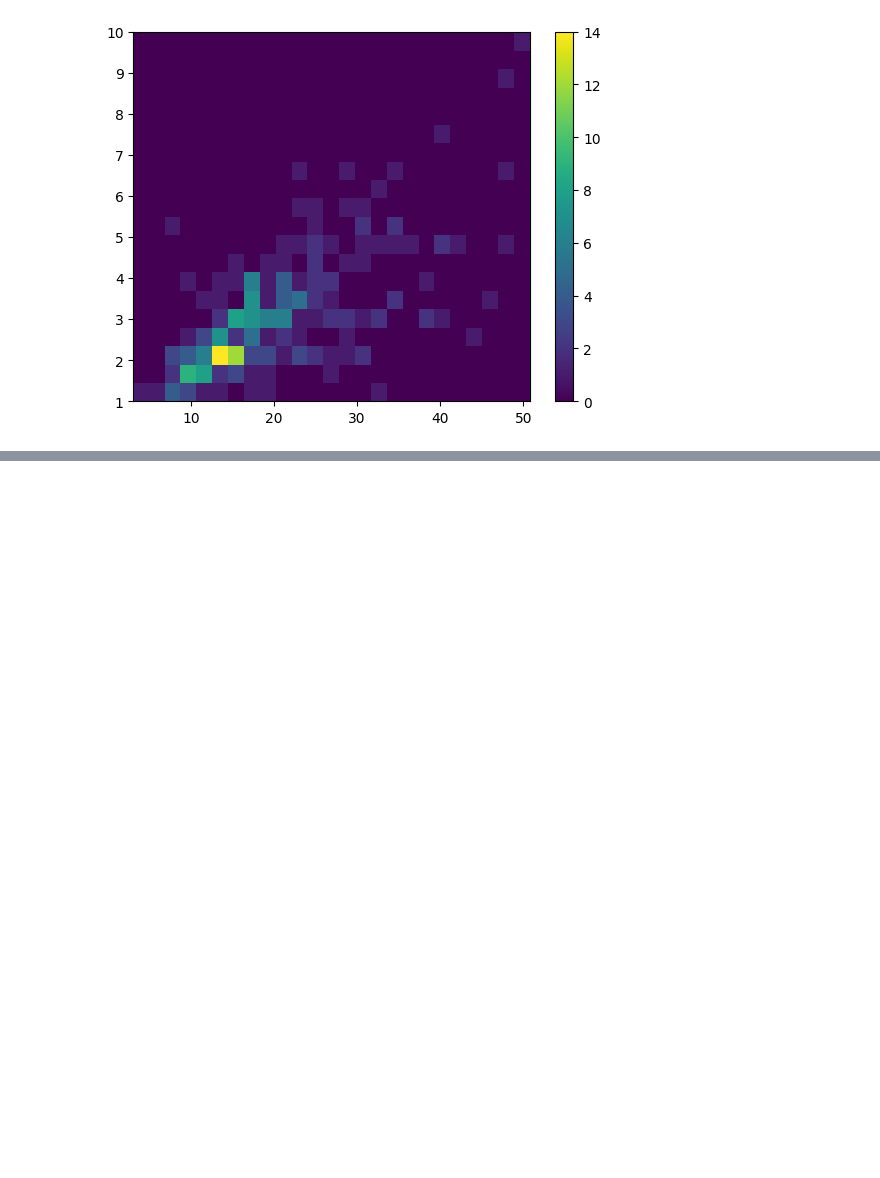
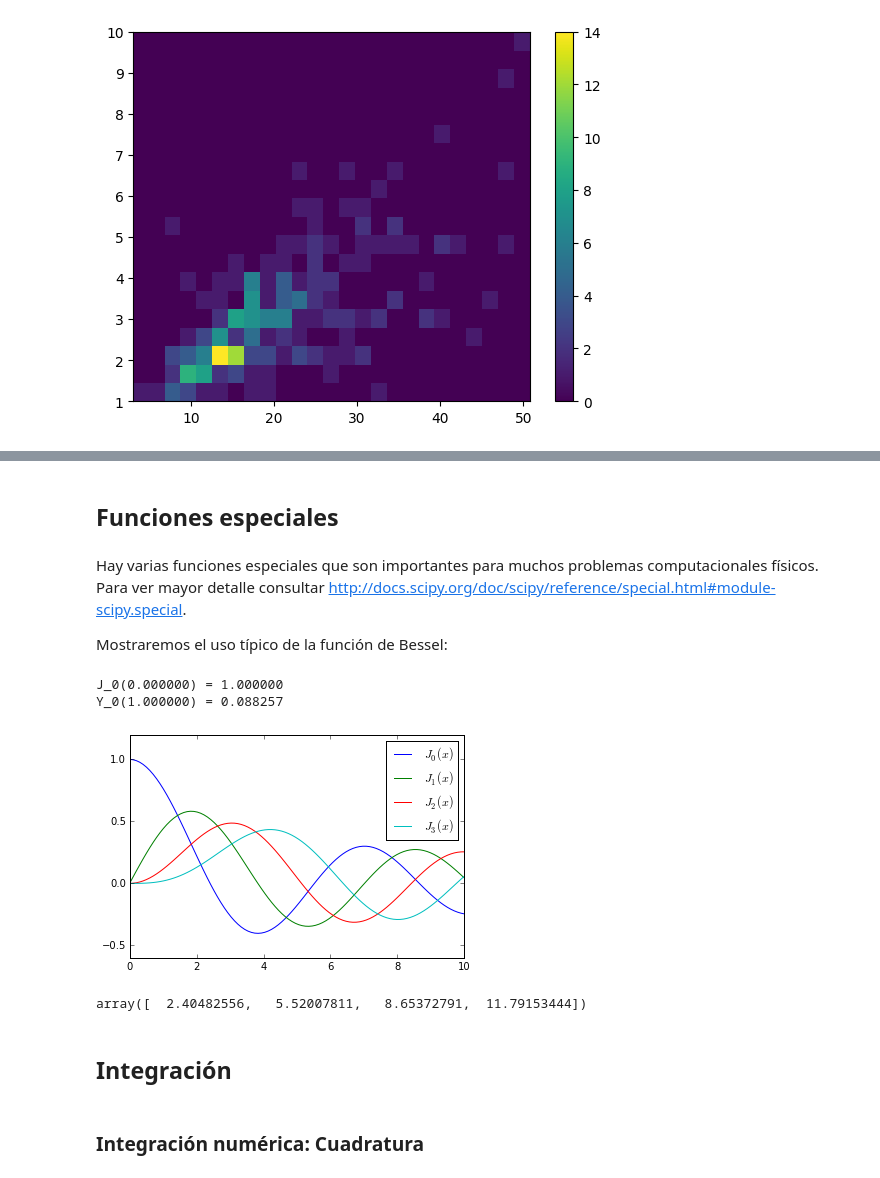
Before and after one commit to pikey-msc/Python, a Jupyter notebook: M3/C2_M3.ipynb, the cells around one changed output, grey strips where cells are left out. Saved outputs shown, nothing was run; the diff lists cells and outputs as text; code cells hidden in the pictures; blank space fills up the shorter version.

```diff
--- a/M3/C2_M3.ipynb
+++ b/M3/C2_M3.ipynb
@@ -1976,0 +2021,23 @@ plt.colorbar();
+# %%
+import numpy as np
+import seaborn as sns
+import matplotlib.pyplot as plt
+
+sns.set(style="dark")
+rs = np.random.RandomState(50)
+
+# Set up the matplotlib figure
+f, axes = plt.subplots(3, 3, figsize=(9, 9), sharex=True, sharey=True)
+
+# Rotate the starting point around the cubehelix hue circle
+for ax, s in zip(axes.flat, np.linspace(0, 3, 10)):
+
+    # Create a cubehelix colormap to use with kdeplot
+    cmap = sns.cubehelix_palette(start=s, light=1, as_cmap=True)
+
+    # Generate and plot a random bivariate dataset
+    x, y = rs.randn(2, 50)
+    sns.kdeplot(x, y, cmap=cmap, shade=True, cut=5, ax=ax)
+    ax.set(xlim=(-3, 3), ylim=(-3, 3))
+
+f.tight_layout()
@@ -1976,0 +2133,8 @@ plt.colorbar();
+# %% [markdown]
+## Funciones especiales
+# %% [markdown]
+Hay varias funciones especiales que son importantes para muchos problemas computacionales físicos.
+Para ver mayor detalle consultar
+ http://docs.scipy.org/doc/scipy/reference/special.html#module-scipy.special.
+
+Mostraremos el uso típico de la función de Bessel:
@@ -1976,0 +2150,33 @@ plt.colorbar();
+# %%
+n = 0    # order
+x = 0.0
+
+# Bessel function of first kind
+print "J_%d(%f) = %f" % (n, x, jn(n, x))
+
+x = 1.0
+# Bessel function of second kind
+print "Y_%d(%f) = %f" % (n, x, yn(n, x))
+# %% [output]
+J_0(0.000000) = 1.000000
+Y_0(1.000000) = 0.088257
+# %%
+x = linspace(0, 10, 100)
+
+fig, ax = plt.subplots()
+for n in range(4):
+    ax.plot(x, jn(n, x), label=r"$J_%d(x)$" % n)
+ax.legend();
+# %% [output]
+[figure, added]
+# %%
+# zeros of Bessel functions
+n = 0 # order
+m = 4 # number of roots to compute
+jn_zeros(n, m)
+# %% [output]
+array([  2.40482556,   5.52007811,   8.65372791,  11.79153444])
+# %% [markdown]
+## Integración
+# %% [markdown]
+### Integración numérica: Cuadratura
```
Also changed, not shown: parts of 86 cells of this notebook.
